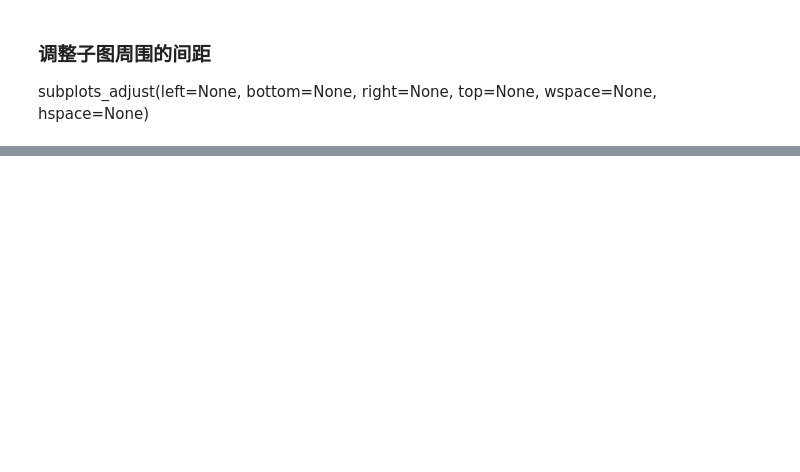
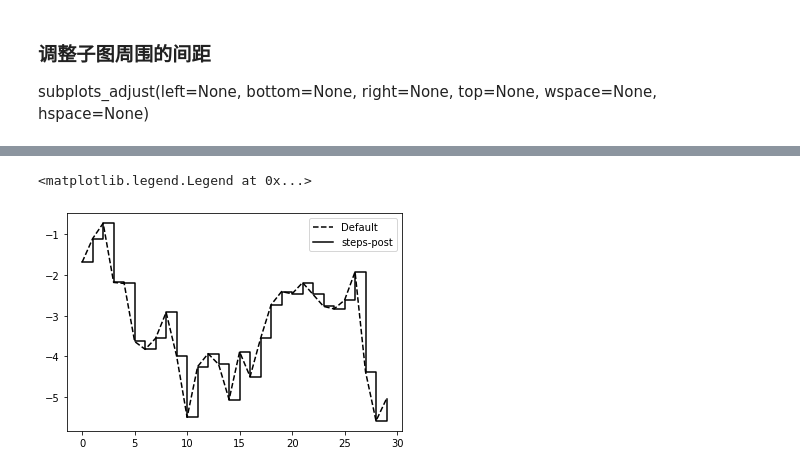
Before and after one commit to michaelbrucelin/HelloLanguage, a Jupyter notebook: Python/PlayGround/jupyter/07-信息可视化/02-常用设置.ipynb, the cells around one changed output, grey strips where cells are left out. Drawn from its saved outputs; the diff is of its cells as text; code cells hidden in the pictures; blank space fills up the shorter version.

```diff
--- a/Python/PlayGround/jupyter/07-信息可视化/02-常用设置.ipynb
+++ b/Python/PlayGround/jupyter/07-信息可视化/02-常用设置.ipynb
@@ -22,0 +30,8 @@ ax.plot(x, y, linestyle='--', color='#00FF00')
+# %%
+plt.close('all')
+plt.plot(data, 'k--', label='Default')
+plt.plot(data, 'k-', drawstyle='steps-post', label='steps-post')
+plt.legend(loc='best')  # 生成图例（也可以使用ax.legend来生成图例），否则不显示图例
+# %% [output]
+<matplotlib.legend.Legend at 0x...>
+[figure, added]
```
Also changed, not shown: parts of 14 cells of this notebook, 2 other files.
